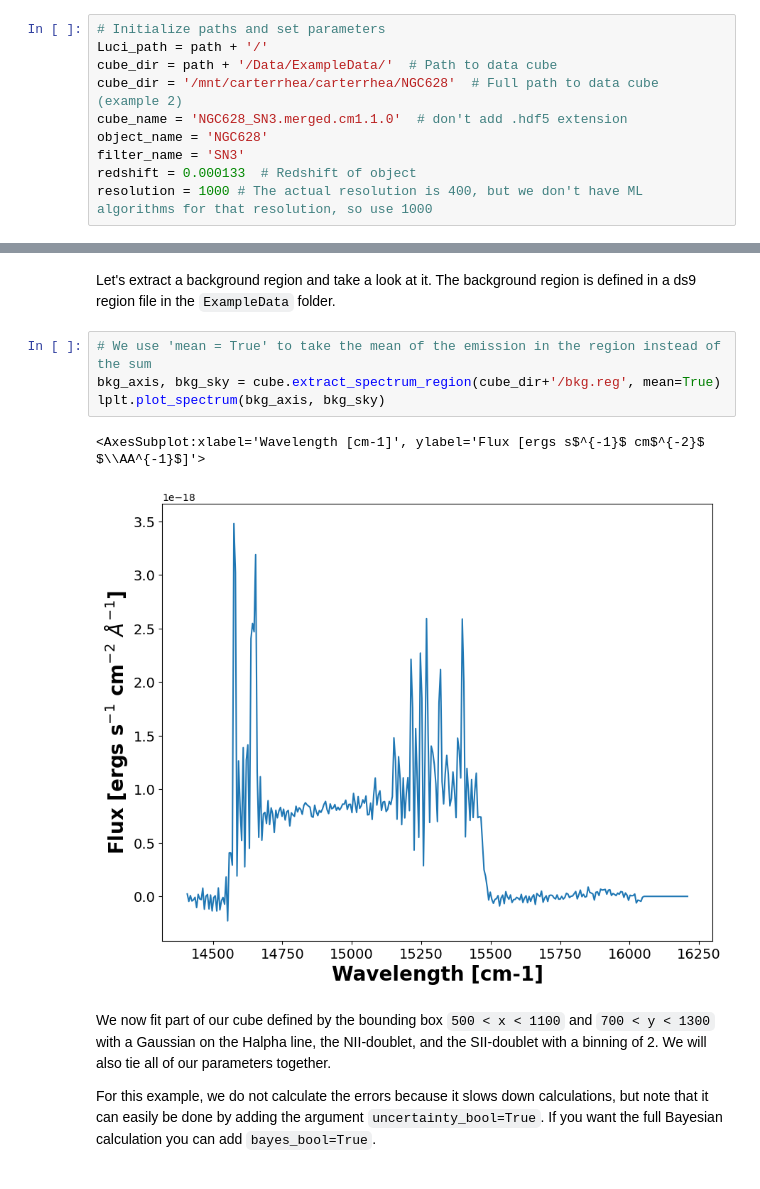
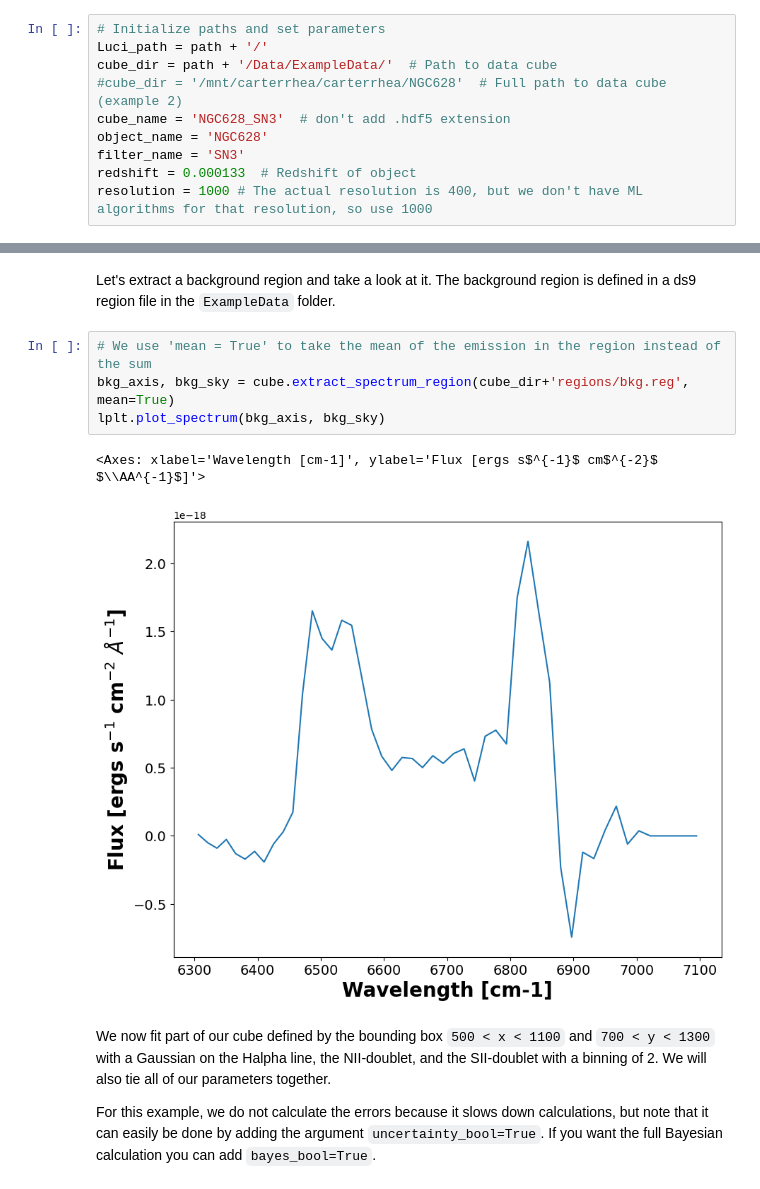
Before and after one commit to crhea93/LUCI, a Jupyter notebook: Examples/BasicExample.ipynb, the cells around one changed output, grey strips where cells are left out. Cells and saved outputs as stored; diff of their text form.

```diff
--- a/Examples/BasicExample.ipynb
+++ b/Examples/BasicExample.ipynb
@@ -42,8 +49,8 @@ Set the required parameters. We will be using our machine learning algorithm to
 # Initialize paths and set parameters
 Luci_path = path + '/'
 cube_dir = path + '/Data/ExampleData/'  # Path to data cube
-cube_dir = '/mnt/carterrhea/carterrhea/NGC628'  # Full path to data cube (example 2)
-cube_name = 'NGC628_SN3.merged.cm1.1.0'  # don't add .hdf5 extension
+#cube_dir = '/mnt/carterrhea/carterrhea/NGC628'  # Full path to data cube (example 2)
+cube_name = 'NGC628_SN3'  # don't add .hdf5 extension
 object_name = 'NGC628'
 filter_name = 'SN3'
 redshift = 0.000133  # Redshift of object
@@ -64,11 +71,11 @@ Existing deep frame extracted from hdf5 file.
 Let's extract a background region and take a look at it. The background region is defined in a ds9 region file in the `ExampleData` folder.
 # %%
 # We use 'mean = True' to take the mean of the emission in the region instead of the sum
-bkg_axis, bkg_sky = cube.extract_spectrum_region(cube_dir+'/bkg.reg', mean=True)
+bkg_axis, bkg_sky = cube.extract_spectrum_region(cube_dir+'regions/bkg.reg', mean=True)
 lplt.plot_spectrum(bkg_axis, bkg_sky)
 # %% [output]
-<AxesSubplot:xlabel='Wavelength [cm-1]', ylabel='Flux [ergs s$^{-1}$ cm$^{-2}$ $\\AA^{-1}$]'>
+<Axes: xlabel='Wavelength [cm-1]', ylabel='Flux [ergs s$^{-1}$ cm$^{-2}$ $\\AA^{-1}$]'>
-[figure, old version]
+[figure, new version]
 # %% [markdown]
 We now fit part of our cube defined by the bounding box `500 < x < 1100` and `700 < y < 1300` with a Gaussian on the Halpha line, the NII-doublet, and the SII-doublet with a binning of 2. We will also tie all of our parameters together.
 
```
Also changed, not shown: parts of 6 cells of this notebook, 8 other files.
